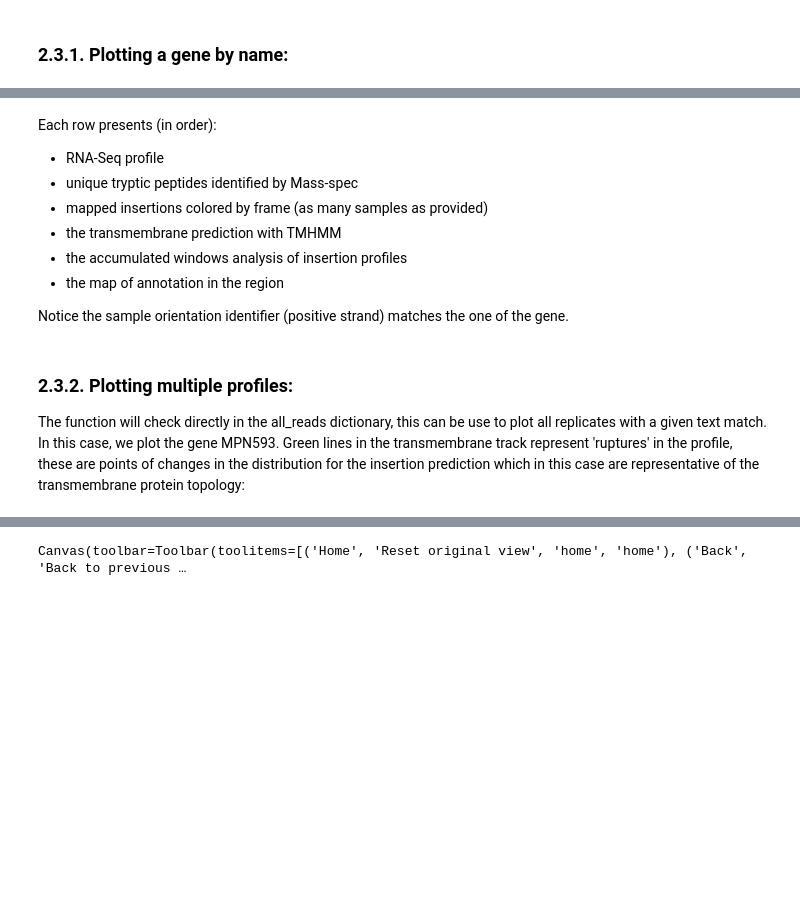
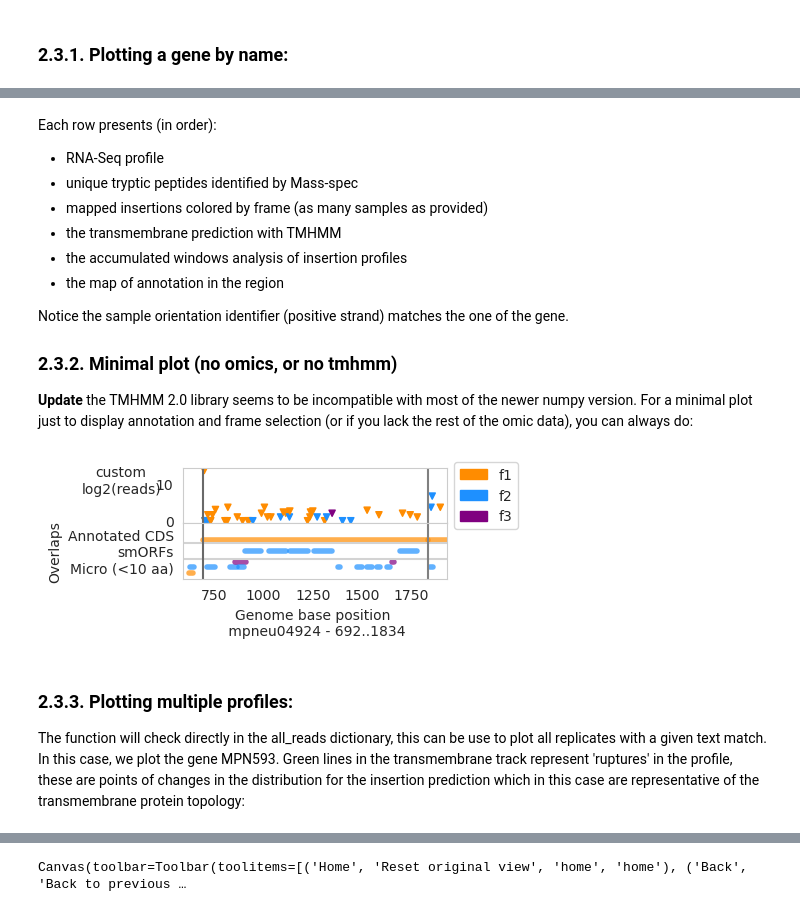
Before and after one commit to samuelmiver/protinseq, a Jupyter notebook: protinseq_analysis.ipynb, the cells around one changed output, grey strips where cells are left out. Cells and saved outputs as stored; diff of their text form; code cells hidden in the pictures; blank space fills up the shorter version.

Commit message:
fixes on the plot of tracks

```diff
--- a/protinseq_analysis.ipynb
+++ b/protinseq_analysis.ipynb
@@ -202,8 +195,16 @@ Each row presents (in order):
 - the map of annotation in the region
 
 Notice the sample orientation identifier (positive strand) matches the one of the gene.
+
+### 2.3.2. Minimal plot (no omics, or no tmhmm)
+
+**Update** the TMHMM 2.0 library seems to be incompatible with most of the newer numpy version. For a minimal plot just to display annotation and frame selection (or if you lack the rest of the omic data), you can always do:
+# %%
+plot_ide(mpn2mpneu['MPN001'], profile=list(all_reads['Cm_B_15_pos_1']), tracks=[0,0,1,0,0,0,1])
+# %% [output]
+[figure, added]
 # %% [markdown]
-### 2.3.2. Plotting multiple profiles:
+### 2.3.3. Plotting multiple profiles:
 
 The function will check directly in the all_reads dictionary, this can be use to plot all replicates with a given text match. In this case, we plot the gene MPN593. Green lines in the transmembrane track represent 'ruptures' in the profile, these are points of changes in the distribution for the insertion prediction which in this case are representative of the transmembrane protein topology:
 # %%
```
Also changed, not shown: parts of 6 cells of this notebook, 1 other file.
